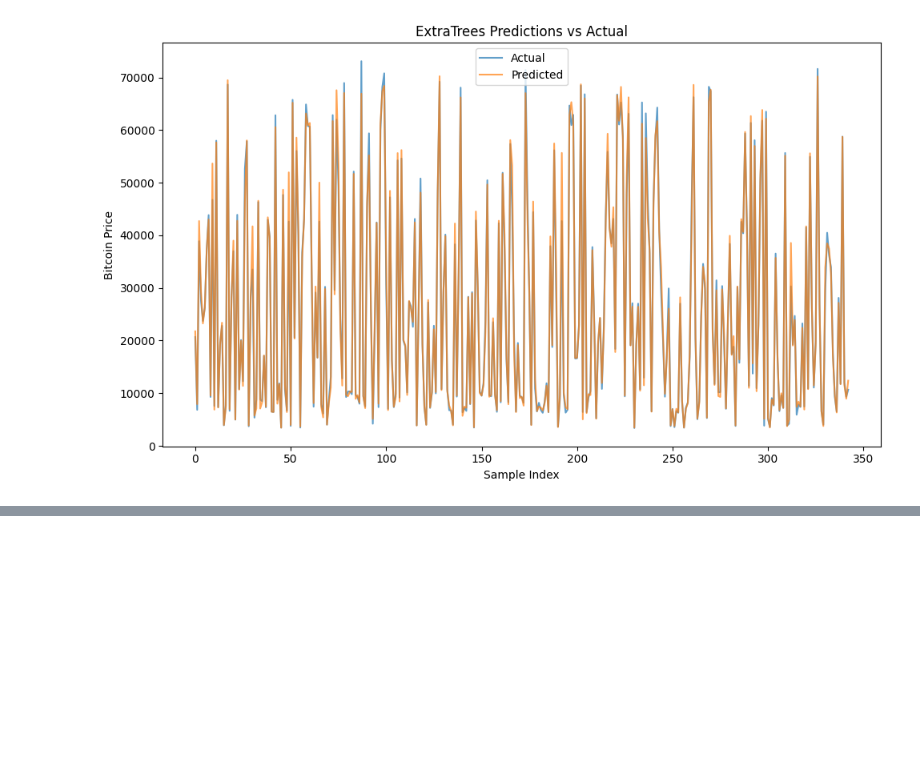
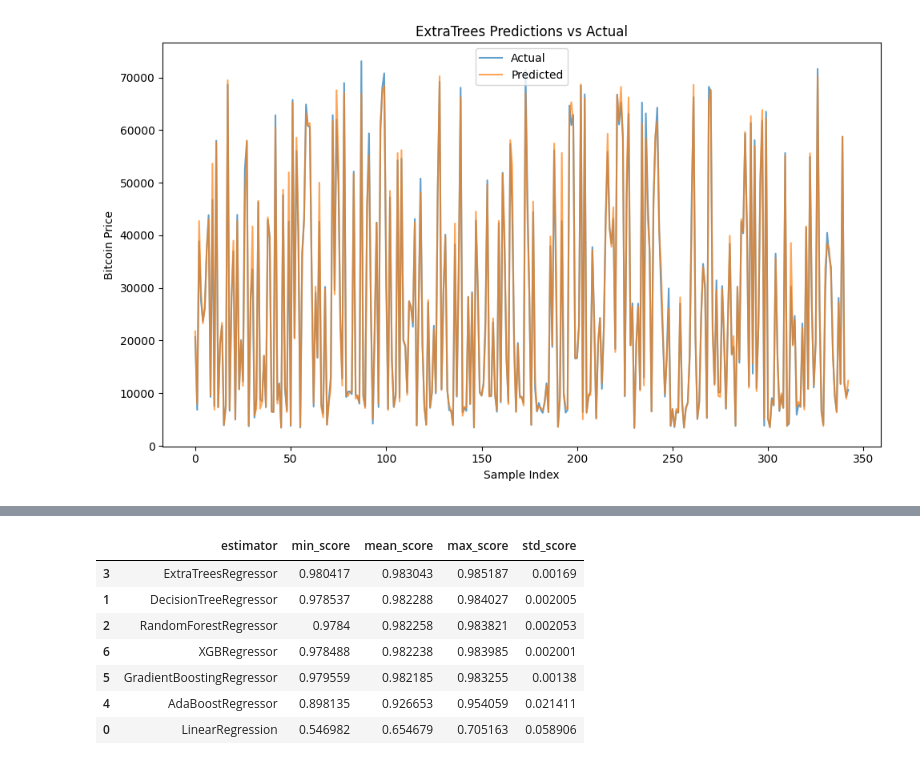
Before and after one commit to Mickyreegs/Project5, a Jupyter notebook: jupyter_notebooks/Modeling_And_Evaluation.ipynb, the cells around one changed output, grey strips where cells are left out. Saved outputs shown, nothing was run; the diff lists cells and outputs as text; code cells hidden in the pictures; blank space fills up the shorter version.

```diff
--- a/jupyter_notebooks/Modeling_And_Evaluation.ipynb
+++ b/jupyter_notebooks/Modeling_And_Evaluation.ipynb
@@ -196,0 +345,12 @@ plt.show()
+# %%
+grid_search_summary, grid_search_pipelines = search.score_summary(sort_by='mean_score')
+grid_search_summary
+# %% [output]
+|  | estimator | min_score | mean_score | max_score | std_score |
+| 3 | ExtraTreesRegressor | 0.980417 | 0.983043 | 0.985187 | 0.00169 |
+| 1 | DecisionTreeRegressor | 0.978537 | 0.982288 | 0.984027 | 0.002005 |
+| 2 | RandomForestRegressor | 0.9784 | 0.982258 | 0.983821 | 0.002053 |
+| 6 | XGBRegressor | 0.978488 | 0.982238 | 0.983985 | 0.002001 |
+| 5 | GradientBoostingRegressor | 0.979559 | 0.982185 | 0.983255 | 0.00138 |
+| 4 | AdaBoostRegressor | 0.898135 | 0.926653 | 0.954059 | 0.021411 |
+| 0 | LinearRegression | 0.546982 | 0.654679 | 0.705163 | 0.058906 |
```
Also changed, not shown: parts of 9 cells of this notebook.
